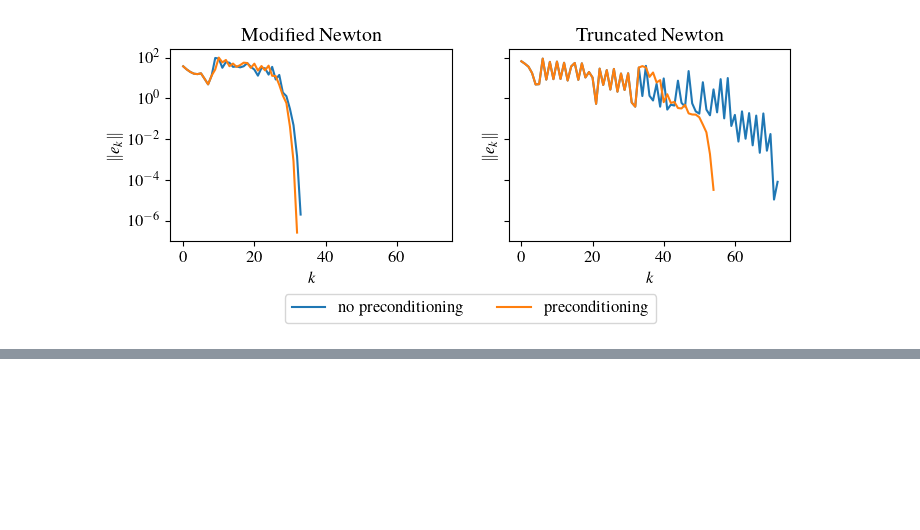
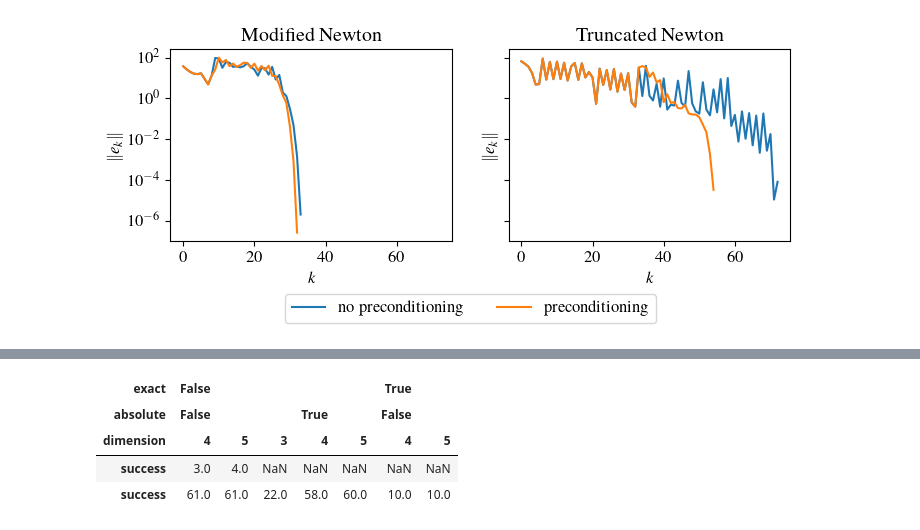
Before and after one commit to aleperlo/NO4LSP-SO-project, a Jupyter notebook: numerical-optimization/notebooks/tables.ipynb, the cells around one changed output, grey strips where cells are left out. Cells and saved outputs as stored; diff of their text form; code cells hidden in the pictures; blank space fills up the shorter version.

```diff
--- a/numerical-optimization/notebooks/tables.ipynb
+++ b/numerical-optimization/notebooks/tables.ipynb
@@ -179,3 +202,11 @@ axs[1].set_title('Truncated Newton')
 fig.savefig(os.path.join(figures_folder, 'extended_rosenbrock_error.pdf'), bbox_inches='tight')
 # %% [output]
 [figure]
+# %%
+df = load_results('banded_trigonometric')
+# %%
+df_failure = df.loc[df.success == 0]
+series_failure = df_failure.groupby(['exact', 'absolute', 'dimension'])['success'].count()
+# %%
+iter_failure = df_failure.loc[df.k != 1000].groupby(['exact', 'absolute', 'dimension'])['success'].count()
+iter_failure / series_failure
@@ -181,0 +223,8 @@ fig.savefig(os.path.join(figures_folder, 'extended_rosenbrock_error.pdf'), bbox_
+# %%
+pd.DataFrame([iter_failure, series_failure])
+# %% [output]
+| exact | False |  |  |  |  | True |  |
+| absolute | False |  |  | True |  | False |  |
+| dimension | 4 | 5 | 3 | 4 | 5 | 4 | 5 |
+| success | 3.0 | 4.0 | NaN | NaN | NaN | NaN | NaN |
+| success | 61.0 | 61.0 | 22.0 | 58.0 | 60.0 | 10.0 | 10.0 |
```
Also changed, not shown: parts of 9 cells of this notebook.
